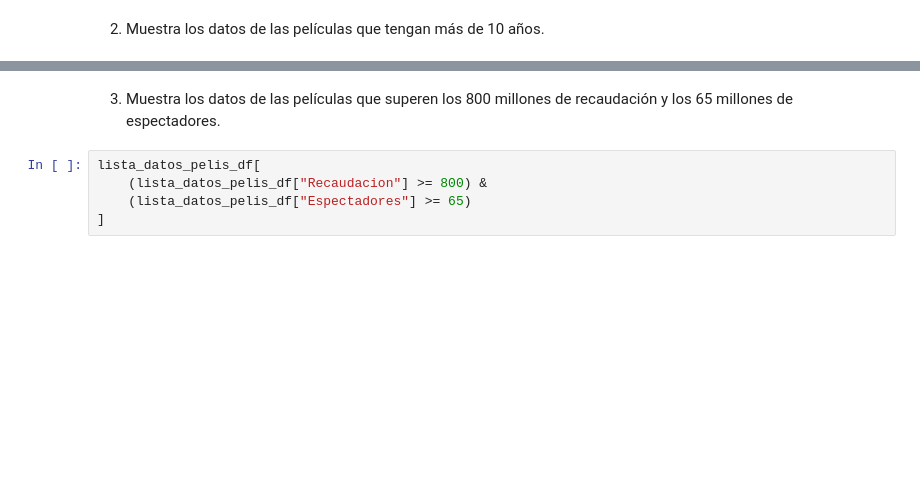
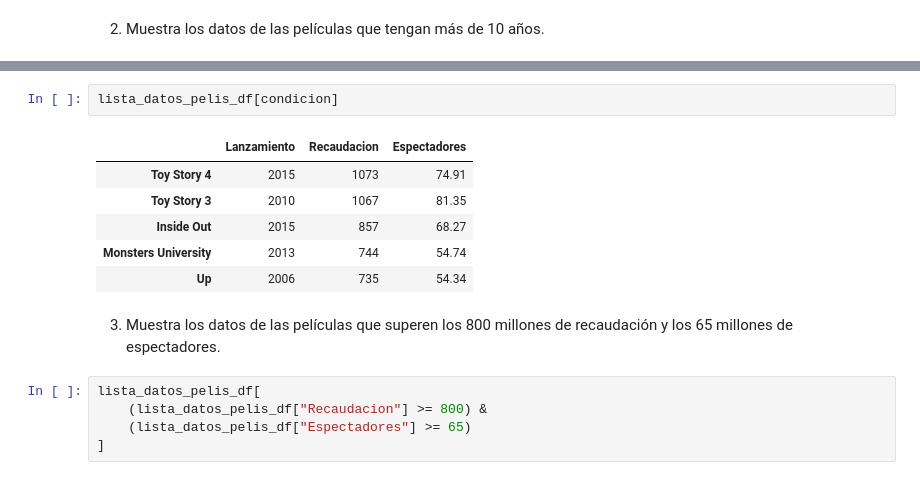
Before and after one commit to AnaCoFra/DS-Online-Ana-Corrochano, a Jupyter notebook: 02_Herramientas_Avanzadas/Sprint_04/Unidad_01_Pandas_I/03_Practica_Obligatoria/18_Practica_Obligatoria_Pandas_I.ipynb, the cells around one changed output, grey strips where cells are left out. Drawn from its saved outputs; the diff is of its cells as text; blank space fills up the shorter version.

```diff
--- a/02_Herramientas_Avanzadas/Sprint_04/Unidad_01_Pandas_I/03_Practica_Obligatoria/18_Practica_Obligatoria_Pandas_I.ipynb
+++ b/02_Herramientas_Avanzadas/Sprint_04/Unidad_01_Pandas_I/03_Practica_Obligatoria/18_Practica_Obligatoria_Pandas_I.ipynb
@@ -231,3 +263,12 @@ lista_datos_pelis_df[lista_datos_pelis_df["Lanzamiento"] <= 2016]
+# %%
+lista_datos_pelis_df[condicion]
+# %% [output]
+|  | Lanzamiento | Recaudacion | Espectadores |
+| Toy Story 4 | 2015 | 1073 | 74.91 |
+| Toy Story 3 | 2010 | 1067 | 81.35 |
+| Inside Out | 2015 | 857 | 68.27 |
+| Monsters University | 2013 | 744 | 54.74 |
+| Up | 2006 | 735 | 54.34 |
 # %% [markdown]
 3. Muestra los datos de las películas que superen los 800 millones de recaudación y los 65 millones de espectadores.
 # %%
```
Also changed, not shown: parts of 12 cells of this notebook, 2 other files.
